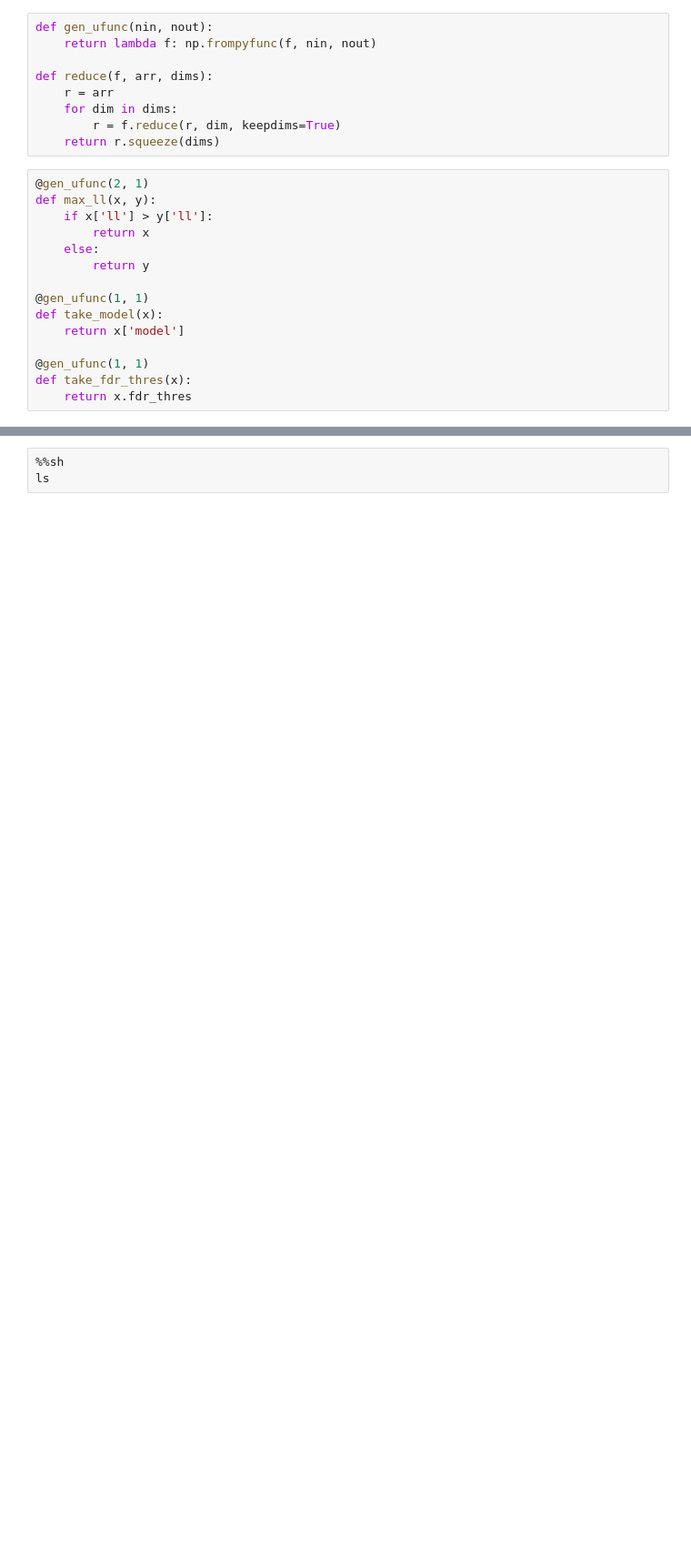
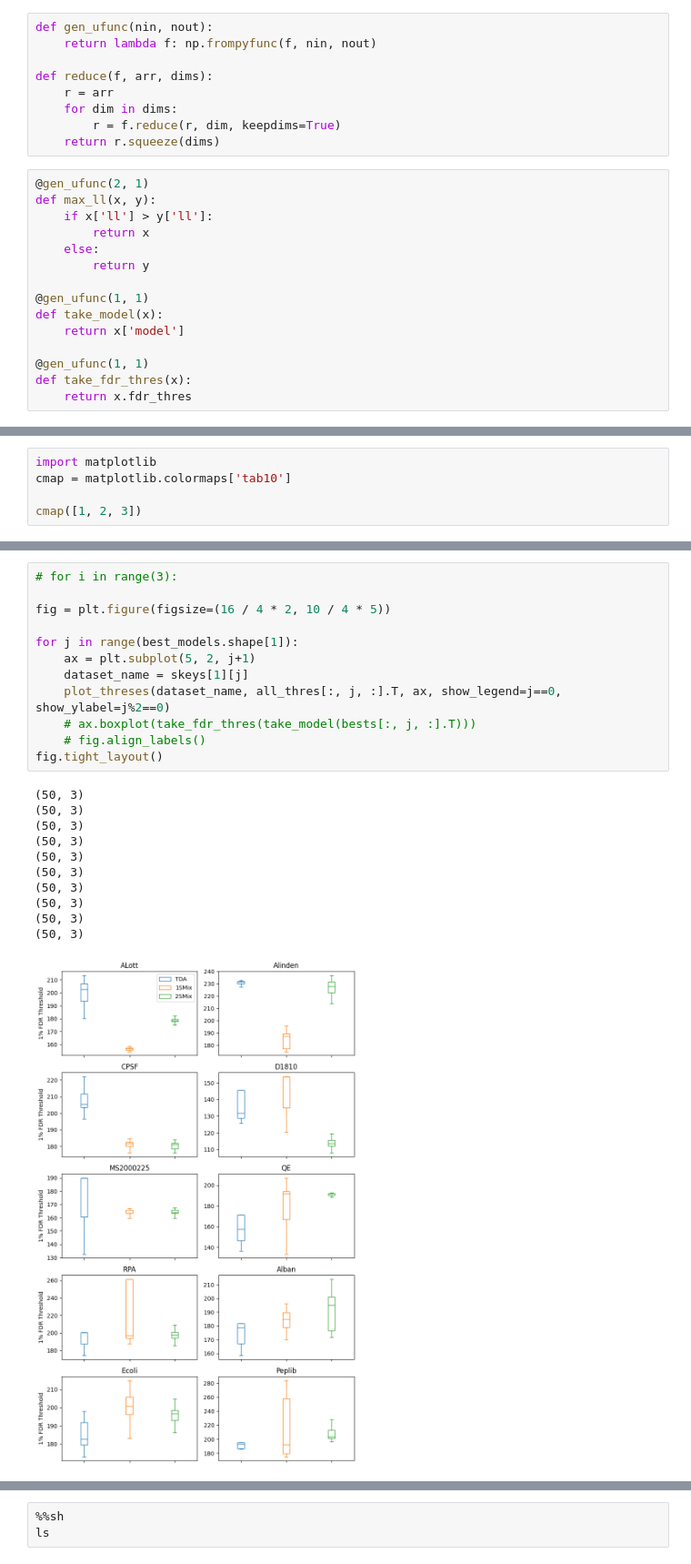
Before and after one commit to shawn-peng/xlms, a Jupyter notebook: python/plot_bootstrap.ipynb, the cells around one changed output, grey strips where cells are left out. Shown at 91% size. Cells and saved outputs as stored; diff of their text form; blank space fills up the shorter version.

```diff
--- a/python/plot_bootstrap.ipynb
+++ b/python/plot_bootstrap.ipynb
@@ -197,0 +492,5 @@ for j in range(10):
+# %%
+import matplotlib
+cmap = matplotlib.colormaps['tab10']
+
+cmap([1, 2, 3])
@@ -197,0 +556,24 @@ for j in range(10):
+# %%
+# for i in range(3):
+
+fig = plt.figure(figsize=(16 / 4 * 2, 10 / 4 * 5))
+
+for j in range(best_models.shape[1]):
+    ax = plt.subplot(5, 2, j+1)
+    dataset_name = skeys[1][j]
+    plot_threses(dataset_name, all_thres[:, j, :].T, ax, show_legend=j==0, show_ylabel=j%2==0)
+    # ax.boxplot(take_fdr_thres(take_model(bests[:, j, :].T)))
+    # fig.align_labels()
+fig.tight_layout()
+# %% [output]
+(50, 3)
+(50, 3)
+(50, 3)
+(50, 3)
+(50, 3)
+(50, 3)
+(50, 3)
+(50, 3)
+(50, 3)
+(50, 3)
+[figure, added]
```
Also changed, not shown: parts of 62 cells of this notebook, 23 other files.
